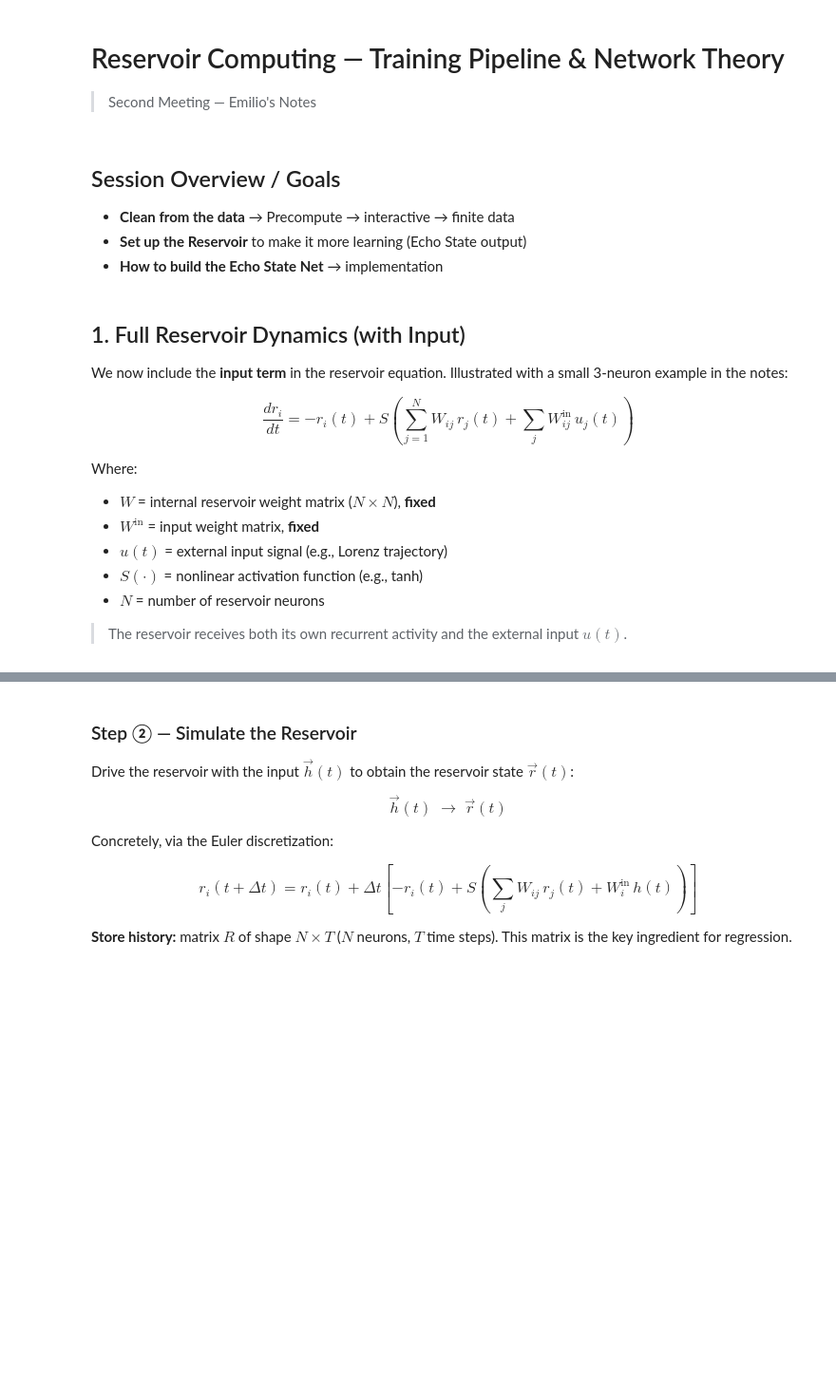
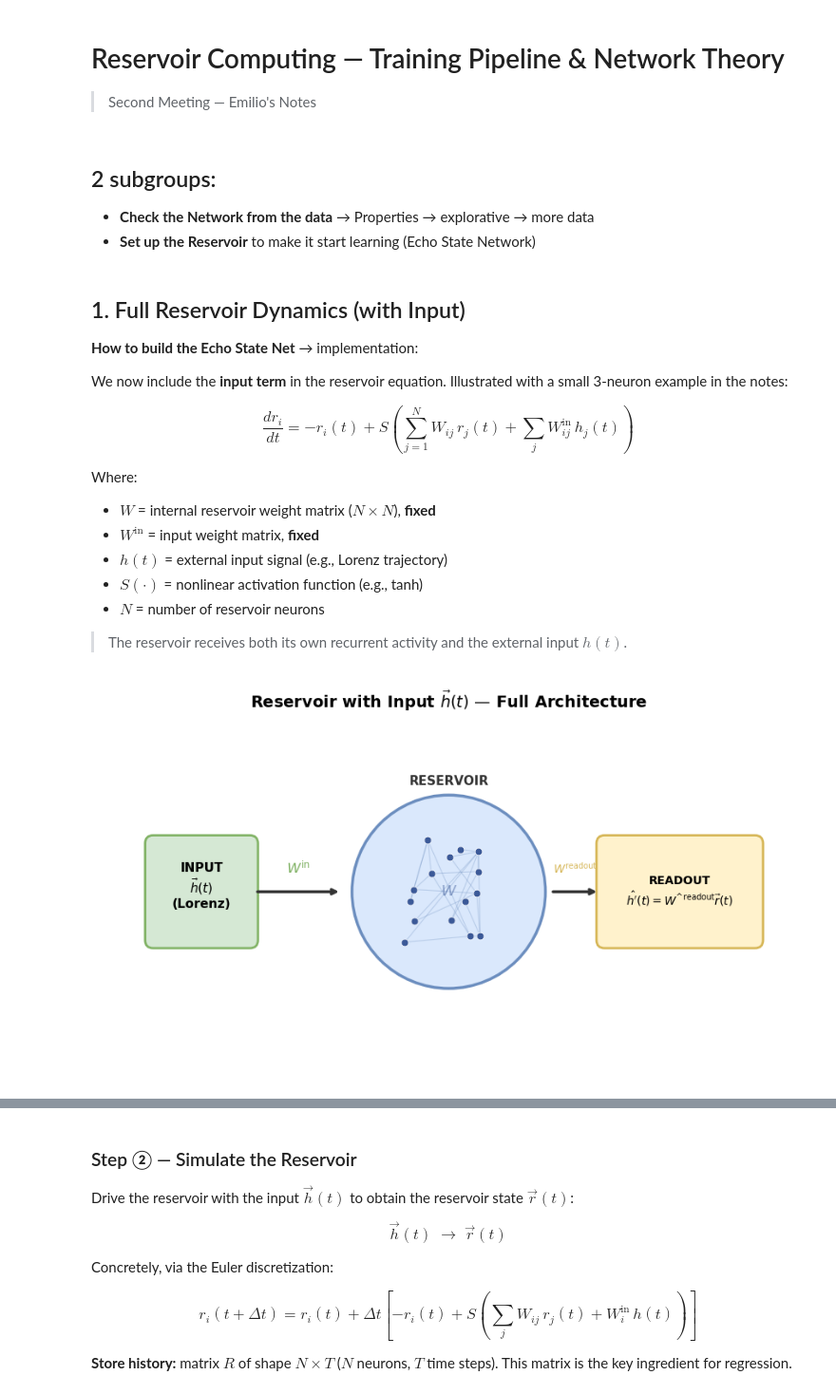
Before and after one commit to bs-machinelearning/reservoir-computing-research, a Jupyter notebook: 2nd Meeting Notes - EV.ipynb, the cells around one changed output, grey strips where cells are left out. Shown at 95% size. Drawn from its saved outputs; the diff is of its cells as text; code cells hidden in the pictures; blank space fills up the shorter version.

Commit message:
reservoir run

```diff
--- a/2nd Meeting Notes - EV.ipynb
+++ b/2nd Meeting Notes - EV.ipynb
@@ -3,28 +3,29 @@
 
 > Second Meeting — Emilio's Notes
 # %% [markdown]
-## Session Overview / Goals
+## 2 subgroups:
 
-- **Clean from the data** → Precompute → interactive → finite data
-- **Set up the Reservoir** to make it more learning (Echo State output)
-- **How to build the Echo State Net** → implementation
+- **Check the Network from the data** → Properties → explorative → more data
+- **Set up the Reservoir** to make it start learning (Echo State Network)
 # %% [markdown]
 ## 1. Full Reservoir Dynamics (with Input)
+
+ **How to build the Echo State Net** → implementation:
 
 We now include the **input term** in the reservoir equation.
 Illustrated with a small 3-neuron example in the notes:
 
 $$\frac{dr_i}{dt} = -r_i(t) + S\!\left(\sum_{j=1}^{N} W_{ij}\, r_j(t)
-  + \sum_{j} W^{\text{in}}_{ij}\, u_j(t)\right)$$
+  + \sum_{j} W^{\text{in}}_{ij}\, h_j(t)\right)$$
 
 Where:
 - $W$ = internal reservoir weight matrix ($N \times N$), **fixed**
 - $W^{\text{in}}$ = input weight matrix, **fixed**
-- $u(t)$ = external input signal (e.g., Lorenz trajectory)
+- $h(t)$ = external input signal (e.g., Lorenz trajectory)
 - $S(\cdot)$ = nonlinear activation function (e.g., tanh)
 - $N$ = number of reservoir neurons
 
-> The reservoir receives both its own recurrent activity and the external input $u(t)$.
+> The reservoir receives both its own recurrent activity and the external input $h(t)$.
 # %%
 import numpy as np
 import matplotlib.pyplot as plt
@@ -69,37 +70,37 @@ for i in range(n_nodes):
     targets = np.random.choice(n_nodes, np.random.randint(1, 4), replace=False)
     for t in targets:
         if t != i:
             ax.plot([node_x[i], node_x[t]], [node_y[i], node_y[t]],
                     color='#6C8EBF', alpha=0.3, linewidth=0.8)
 ax.scatter(node_x, node_y, s=40, c='#3B5998', zorder=5,
            edgecolors='white', linewidth=0.5)
 
 ax.annotate('', xy=(3.5, 2.4), xytext=(1.9, 2.4),
             arrowprops=dict(arrowstyle='->', lw=2.5, color='#333'))
 ax.text(2.7, 2.75, '$W^{\\text{in}}$', ha='center', fontsize=12,
         color='#82B366', fontweight='bold')
 
 # Readout box
 readout_box = mpatches.FancyBboxPatch((8.4, 1.5), 2.8, 1.8,
     boxstyle="round,pad=0.15", facecolor='#FFF2CC', edgecolor='#D6B656', linewidth=2)
 ax.add_patch(readout_box)
-ax.text(9.8, 2.4, 'READOUT\n$\\hat{h}(t)=W^{\\text{readout}}\\vec{r}(t)$',
+ax.text(9.8, 2.4, "READOUT\n$\\hat{h'}(t)=W^{\\text{^readout}}\\vec{r}(t)$",
         ha='center', va='center', fontsize=10, fontweight='bold')
 
 ax.annotate('', xy=(8.3, 2.4), xytext=(7.4, 2.4),
             arrowprops=dict(arrowstyle='->', lw=2.5, color='#333'))
 ax.text(7.85, 2.75, '$W^{\\text{readout}}$', ha='center', fontsize=10,
         color='#D6B656', fontweight='bold')
 
 ax.text(5.5, 2.4, '$W$', ha='center', va='center', fontsize=13,
         color='#3B5998', fontweight='bold', alpha=0.5)
-ax.text(3.85, 3.3, '$\\vec{h}(t) \\rightarrow \\vec{r}(t)$',
-        ha='center', fontsize=10, color='#555', style='italic')
 
-ax.set_title('Reservoir with Input $\\vec{h}(t)$ — Full Architecture',
+ax.set_title("Reservoir with Input $\\vec{h}(t)$ — Full Architecture",
              fontsize=14, fontweight='bold', pad=15)
 plt.tight_layout()
 plt.show()
+# %% [output]
+[figure, added]
 # %% [markdown]
 ---
 ## 2. Training Pipeline — 5 Steps
```
Also changed, not shown: parts of 12 cells of this notebook, 2 other files.
